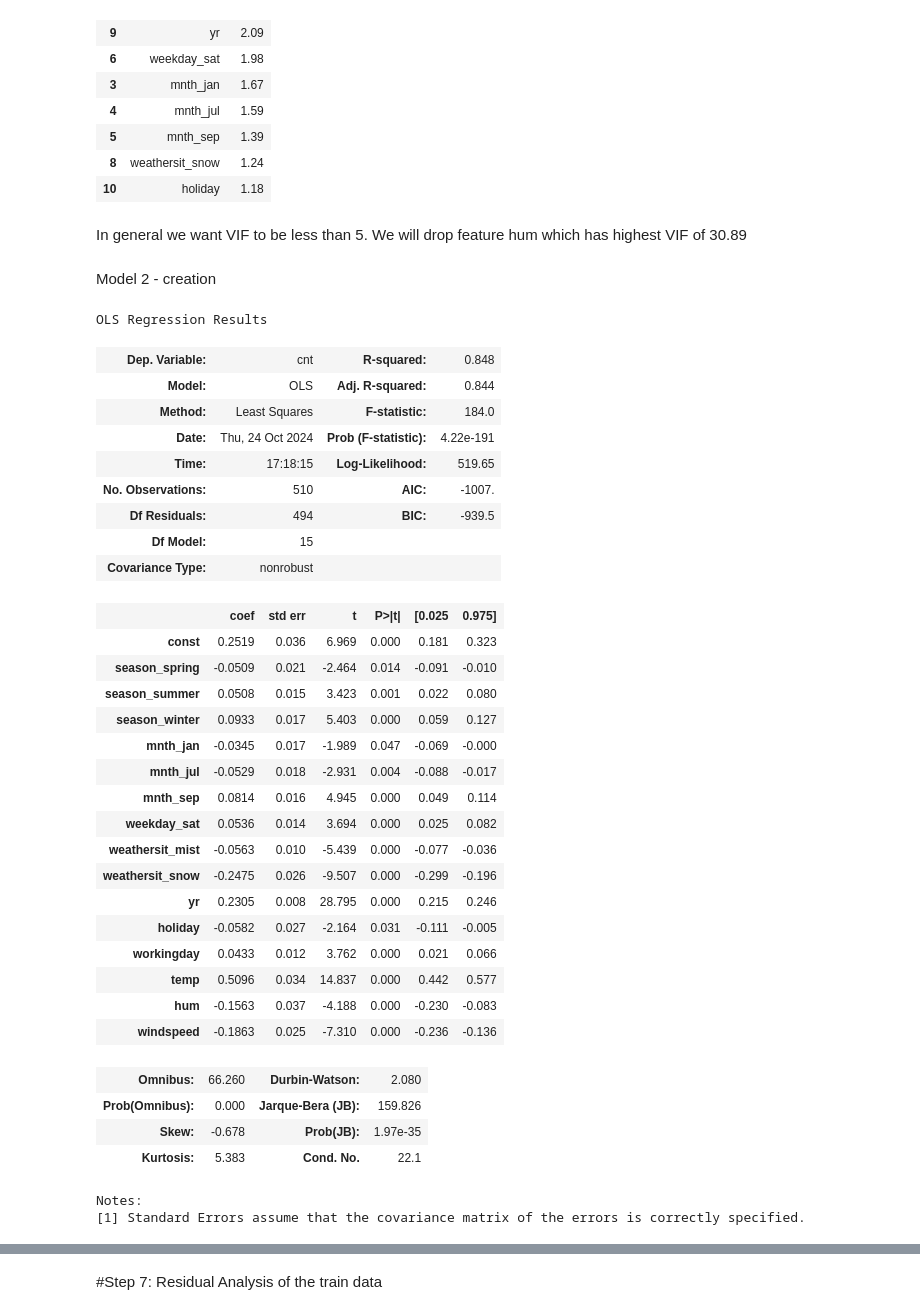
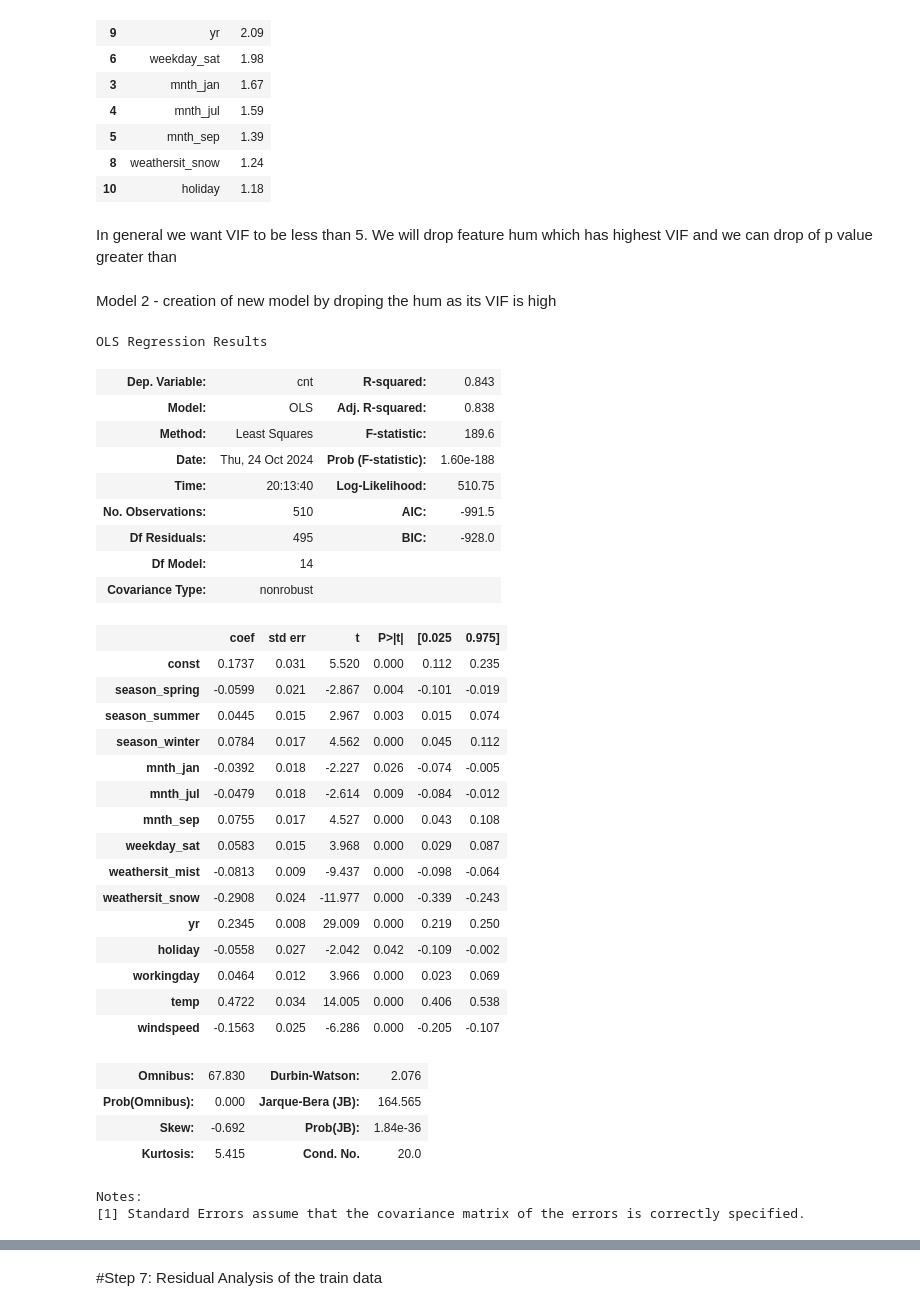
Before and after one commit to debnathch/boombikes_sharing_linerReg, a Jupyter notebook: boombikes_sharing_assignmet.ipynb, the cells around one changed output, grey strips where cells are left out. Saved outputs shown, nothing was run; the diff lists cells and outputs as text; code cells hidden in the pictures.

```diff
--- a/boombikes_sharing_assignmet.ipynb
+++ b/boombikes_sharing_assignmet.ipynb
@@ -607,7 +619,7 @@ Model 1  Adding a constant variable
 # %%
 import statsmodels.api as sm
 #adding constant to training variable
-X_train_lm = sm.add_constant(X_train_rfe)
+X_train_lm1 = sm.add_constant(X_train_rfe)
 # %%
 X_train_lm.head()
 # %% [output]
@@ -708,48 +720,47 @@ vif.sort_values(by = 'VIF', ascending=False)
 | 8 | weathersit_snow | 1.24 |
 | 10 | holiday | 1.18 |
 # %% [markdown]
-In general we want VIF to be less than 5. We will drop feature hum which has highest VIF of 30.89
+In general we want VIF to be less than 5. We will drop feature hum which has highest VIF and we can drop of p value greater than
+# %% [markdown]
+Model 2 - creation of new model by droping the hum as its VIF is high
 # %%
-# dropping season_Spring since its vif > 5
+# dropping hum since its vif > 5
 
-#X_train_rfe = X_train_rfe.drop(['hum'], axis=1)
+X_train_lm2 = X_train_rfe.drop(['hum'], axis=1)
-# %% [markdown]
-Model 2 - creation
 # %%
-X_train_lm = sm.add_constant(X_train_rfe)
-lm_2 = sm.OLS(y_train, X_train_lm).fit()
+X_train_lm2 = sm.add_constant(X_train_lm2)
+lm_2 = sm.OLS(y_train, X_train_lm2).fit()
 lm_2.summary()
 # %% [output]
 OLS Regression Results
-| Dep. Variable: | cnt | R-squared: | 0.848 |
-| Model: | OLS | Adj. R-squared: | 0.844 |
-| Method: | Least Squares | F-statistic: | 184.0 |
-| Date: | Thu, 24 Oct 2024 | Prob (F-statistic): | 4.22e-191 |
-| Time: | 17:18:15 | Log-Likelihood: | 519.65 |
-| No. Observations: | 510 | AIC: | -1007. |
-| Df Residuals: | 494 | BIC: | -939.5 |
-| Df Model: | 15 |  |  |
+| Dep. Variable: | cnt | R-squared: | 0.843 |
+| Model: | OLS | Adj. R-squared: | 0.838 |
+| Method: | Least Squares | F-statistic: | 189.6 |
+| Date: | Thu, 24 Oct 2024 | Prob (F-statistic): | 1.60e-188 |
+| Time: | 20:13:40 | Log-Likelihood: | 510.75 |
+| No. Observations: | 510 | AIC: | -991.5 |
+| Df Residuals: | 495 | BIC: | -928.0 |
+| Df Model: | 14 |  |  |
 | Covariance Type: | nonrobust |  |  |
 |  | coef | std err | t | P>|t| | [0.025 | 0.975] |
-| const | 0.2519 | 0.036 | 6.969 | 0.000 | 0.181 | 0.323 |
-| season_spring | -0.0509 | 0.021 | -2.464 | 0.014 | -0.091 | -0.010 |
-| season_summer | 0.0508 | 0.015 | 3.423 | 0.001 | 0.022 | 0.080 |
-| season_winter | 0.0933 | 0.017 | 5.403 | 0.000 | 0.059 | 0.127 |
-| mnth_jan | -0.0345 | 0.017 | -1.989 | 0.047 | -0.069 | -0.000 |
-| mnth_jul | -0.0529 | 0.018 | -2.931 | 0.004 | -0.088 | -0.017 |
-| mnth_sep | 0.0814 | 0.016 | 4.945 | 0.000 | 0.049 | 0.114 |
-| weekday_sat | 0.0536 | 0.014 | 3.694 | 0.000 | 0.025 | 0.082 |
-| weathersit_mist | -0.0563 | 0.010 | -5.439 | 0.000 | -0.077 | -0.036 |
-| weathersit_snow | -0.2475 | 0.026 | -9.507 | 0.000 | -0.299 | -0.196 |
-| yr | 0.2305 | 0.008 | 28.795 | 0.000 | 0.215 | 0.246 |
-| holiday | -0.0582 | 0.027 | -2.164 | 0.031 | -0.111 | -0.005 |
-| workingday | 0.0433 | 0.012 | 3.762 | 0.000 | 0.021 | 0.066 |
-| temp | 0.5096 | 0.034 | 14.837 | 0.000 | 0.442 | 0.577 |
-| hum | -0.1563 | 0.037 | -4.188 | 0.000 | -0.230 | -0.083 |
-| windspeed | -0.1863 | 0.025 | -7.310 | 0.000 | -0.236 | -0.136 |
+| const | 0.1737 | 0.031 | 5.520 | 0.000 | 0.112 | 0.235 |
+| season_spring | -0.0599 | 0.021 | -2.867 | 0.004 | -0.101 | -0.019 |
+| season_summer | 0.0445 | 0.015 | 2.967 | 0.003 | 0.015 | 0.074 |
+| season_winter | 0.0784 | 0.017 | 4.562 | 0.000 | 0.045 | 0.112 |
+| mnth_jan | -0.0392 | 0.018 | -2.227 | 0.026 | -0.074 | -0.005 |
+| mnth_jul | -0.0479 | 0.018 | -2.614 | 0.009 | -0.084 | -0.012 |
+| mnth_sep | 0.0755 | 0.017 | 4.527 | 0.000 | 0.043 | 0.108 |
+| weekday_sat | 0.0583 | 0.015 | 3.968 | 0.000 | 0.029 | 0.087 |
+| weathersit_mist | -0.0813 | 0.009 | -9.437 | 0.000 | -0.098 | -0.064 |
+| weathersit_snow | -0.2908 | 0.024 | -11.977 | 0.000 | -0.339 | -0.243 |
+| yr | 0.2345 | 0.008 | 29.009 | 0.000 | 0.219 | 0.250 |
+| holiday | -0.0558 | 0.027 | -2.042 | 0.042 | -0.109 | -0.002 |
+| workingday | 0.0464 | 0.012 | 3.966 | 0.000 | 0.023 | 0.069 |
+| temp | 0.4722 | 0.034 | 14.005 | 0.000 | 0.406 | 0.538 |
+| windspeed | -0.1563 | 0.025 | -6.286 | 0.000 | -0.205 | -0.107 |
-| Omnibus: | 66.260 | Durbin-Watson: | 2.080 |
-| Prob(Omnibus): | 0.000 | Jarque-Bera (JB): | 159.826 |
-| Skew: | -0.678 | Prob(JB): | 1.97e-35 |
-| Kurtosis: | 5.383 | Cond. No. | 22.1 |
+| Omnibus: | 67.830 | Durbin-Watson: | 2.076 |
+| Prob(Omnibus): | 0.000 | Jarque-Bera (JB): | 164.565 |
+| Skew: | -0.692 | Prob(JB): | 1.84e-36 |
+| Kurtosis: | 5.415 | Cond. No. | 20.0 |
 Notes:
 [1] Standard Errors assume that the covariance matrix of the errors is correctly specified.
```
Also changed, not shown: parts of 25 cells of this notebook.
